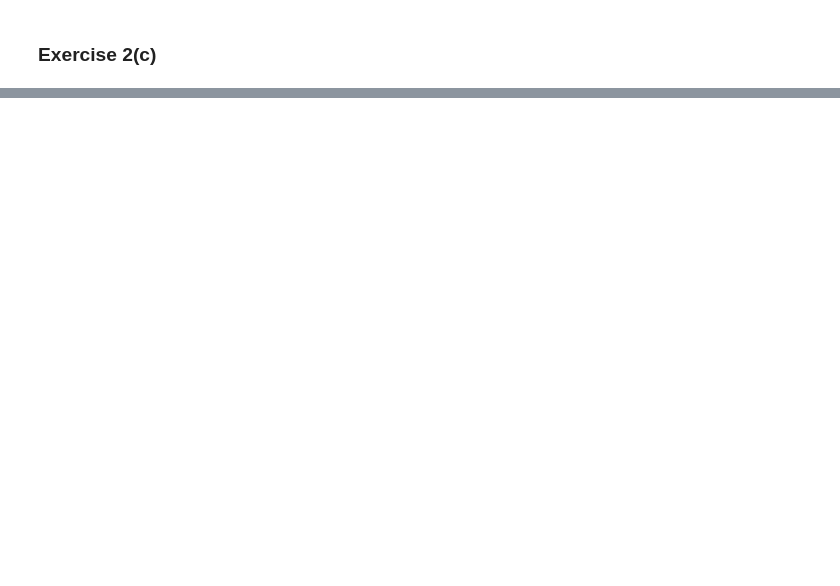
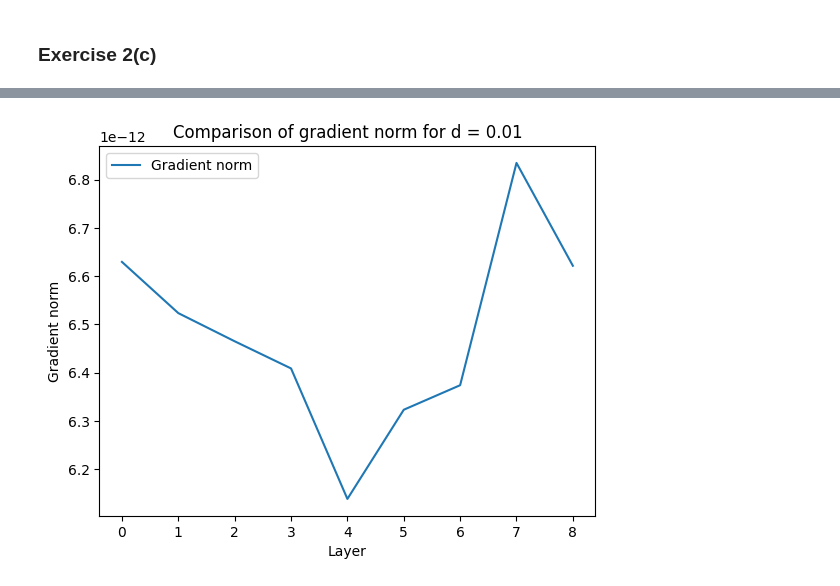
Before and after one commit to zxcej/COMP691_LABS, a Jupyter notebook: A1.ipynb, the cells around one changed output, grey strips where cells are left out. Cells and saved outputs as stored; diff of their text form; code cells hidden in the pictures; blank space fills up the shorter version.

```diff
--- a/A1.ipynb
+++ b/A1.ipynb
@@ -248,15 +248,13 @@ def my_backward_2a(x,L,param_dict):
         tanh_outputs.append(x)
     x = param_dict["WF"]@torch.tanh(x)
     #backward pass for jacobian
-    df_dx = torch.zeros((P,D),device=device)
     df_intermediate = torch.diag(1-torch.tanh(tanh_outputs[-1])**2)
     df_intermediate = param_dict["WF"]@df_intermediate
     for i in range(L,1,-1):
         df_intermediate = df_intermediate@ param_dict["W"+str(i)]@torch.diag(1-torch.tanh(tanh_outputs[i-2])**2)
     df_intermediate = df_intermediate@param_dict["W1"]
     #copy df_intermediate to df_dx
-    df_dx = df_intermediate.clone().detach()
-    return df_dx
+    return df_intermediate
 
 
 
@@ -385,0 +455,87 @@ Time taken for 10000 iterations of forward with L =  10  is  6.134467840194702
+# %%
+#forward and backward a minibatch of 256 MNIST digits through the network with depth 8.
+
+
+from torchvision import datasets, transforms
+#load MNIST data
+transform=transforms.Compose([
+        transforms.ToTensor()
+        ])
+
+train_batch_size = 256
+test_batch_size = 256
+
+# load MNIST train and test sets
+mnist_train = datasets.MNIST(root='.',
+                             train=True,
+                             download=True,
+                              transform=transform)
+mnist_test = datasets.MNIST(root='.',
+                            train=False,
+                            download=True,
+                            transform=transform)
+
+# initialize dataloaders for MNIST train and test sets
+train_dataloader = data.DataLoader(mnist_train,batch_size=train_batch_size,drop_last=True)
+test_dataloader = data.DataLoader(mnist_test,batch_size=test_batch_size,drop_last=True)
+
+device = torch.device("cuda:0" if torch.cuda.is_available() else "cpu")
+
+network = My_nn_4a(8).to(device)
+
+#"""Just to check if the network is working"""
+# def test(test_dataloader):
+#     loss = 0
+#     accuracy = 0
+#     for x,y in test_dataloader:
+#         x = x.to(device)
+#         y = y.to(device)
+#         output = network.forward(x)
+#         prediciton = torch.argmax(output,dim=1)
+#         accuracy += torch.sum(prediciton==y).item()/test_batch_size
+#         loss += nn.functional.cross_entropy(output,y).item()
+#     print(f'test loss: {loss/len(test_dataloader):4f}')
+#     print(f'test accuracy: {accuracy/len(test_dataloader)*100:.2f}%')
+
+# test(test_dataloader)
+
+#Compute and visualize the gradient norm at each layer
+def compute_grad_norm(network):
+    grad_norm = []
+    for m in network.modules():
+        if isinstance(m, nn.Linear):
+            grad_norm.append(torch.norm(m.weight.grad).item())
+    return grad_norm
+
+def visualize_grad_norm(grad_norm,title):
+    plt.figure()
+    plt.title(title)
+    plt.plot(grad_norm, label="Gradient norm")
+    plt.xlabel("Layer")
+    plt.ylabel("Gradient norm")
+    plt.legend()
+    plt.show()
+
+d_list = [0.01,0.1,2.0,"xavier"]
+
+
+
+for d in d_list:
+    if d == "xavier":
+        network.initialize_weights(1,xavier=True)
+    else:
+        network.initialize_weights(d)
+
+    title = "Comparison of gradient norm for d = " + str(d)
+
+    for x,y in test_dataloader:
+        x = x.to(device)
+        y = y.to(device)
+        loss = network.loss(x,y)
+        loss.backward()
+        grad_norm = compute_grad_norm(network)
+        visualize_grad_norm(grad_norm,title)
+        network.zero_grad()
+        break
+# %% [output]
+[figure, added]
```
Also changed, not shown: parts of 12 cells of this notebook, 1 other file.
